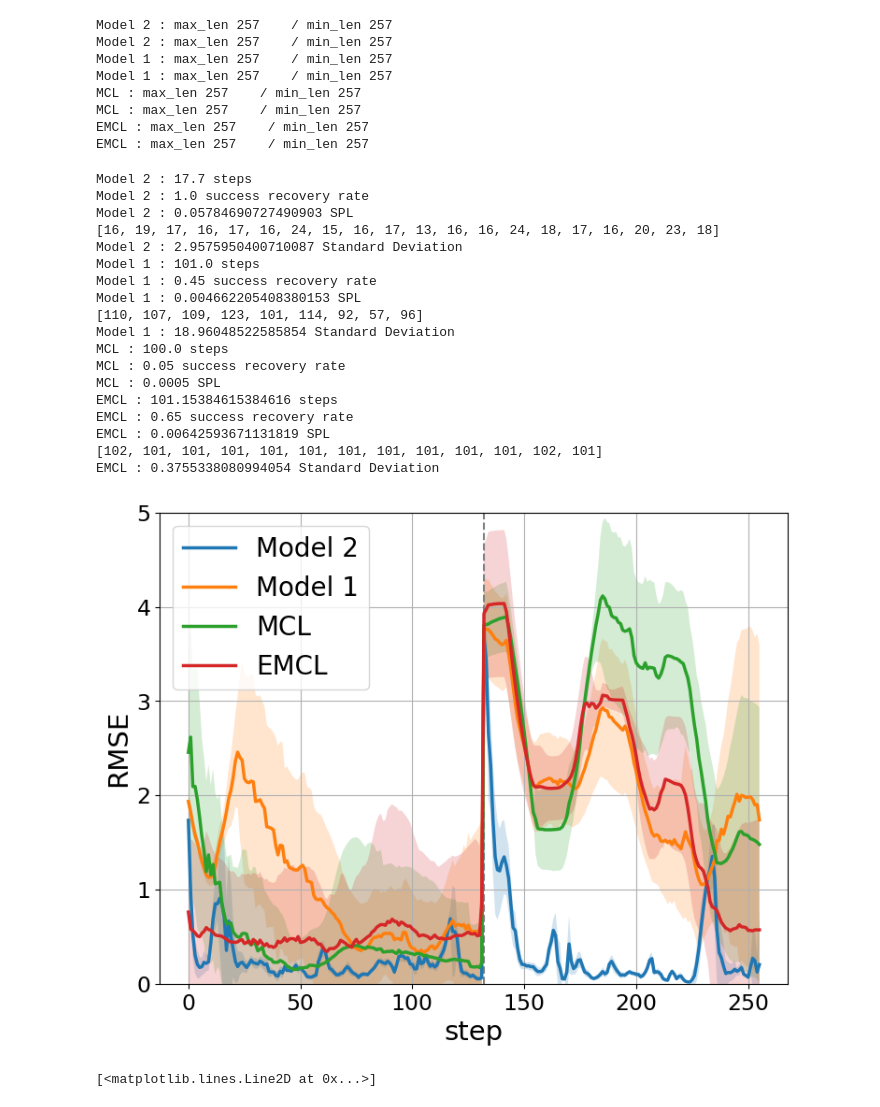
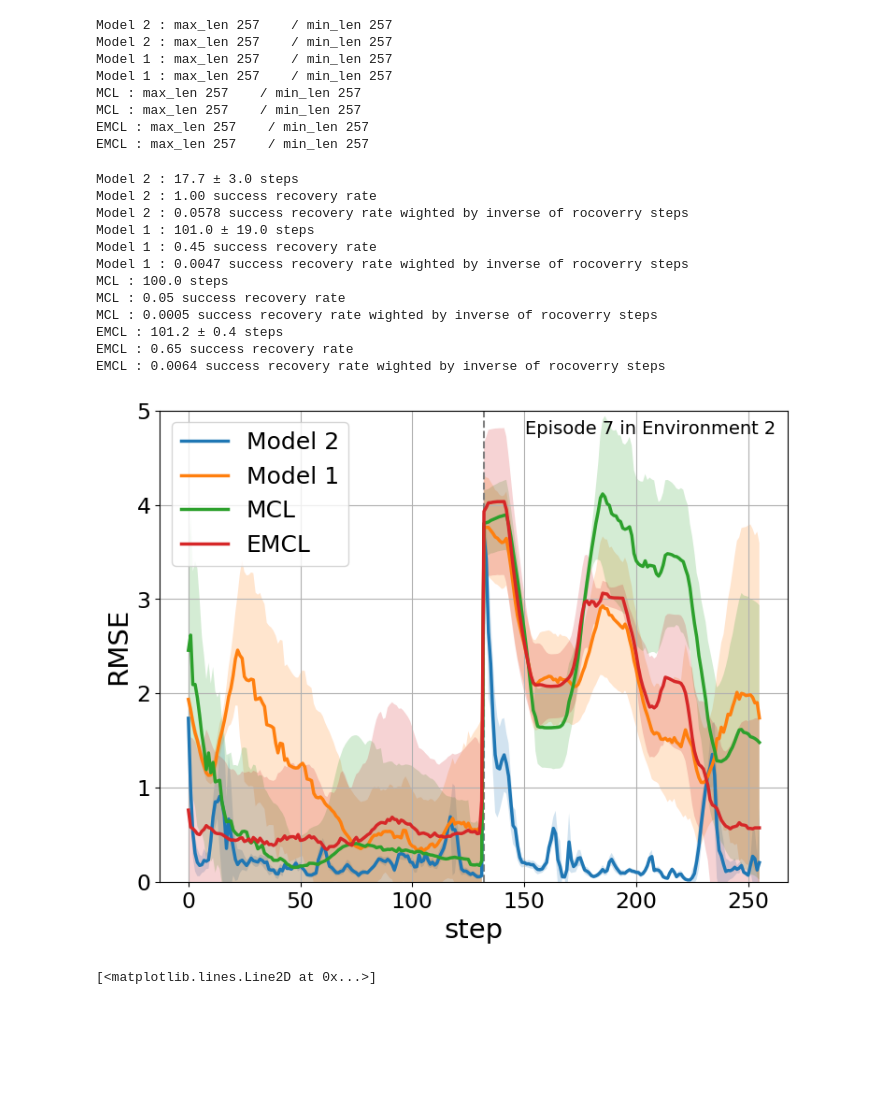
Before and after one commit to NakashimaTakeshi/HF-IGsL, a Jupyter notebook: catkin_ws/utils/analysis_tools/ evaluate_results.ipynb, the cells around one changed output. Saved outputs shown, nothing was run; the diff lists cells and outputs as text; code cells hidden in the pictures; blank space fills up the shorter version.

```diff
--- a/catkin_ws/utils/analysis_tools/ evaluate_results.ipynb
+++ b/catkin_ws/utils/analysis_tools/ evaluate_results.ipynb
@@ -2,6 +2,7 @@
 Set Result directory and kidnapping step.
 # %%
 ##  For env2 episode 7
+subtitle = "Episode 7 in Environment 2"
 target_episode_folders = {
     "Model 2":"/root/TurtleBot3/catkin_ws/result/eval/env2/npy/RSSM_node_MRSSM_replace/Path G",
     "Model 1":"/root/TurtleBot3/catkin_ws/result/eval/env2/npy/RSSM_node_replace/Path G",
@@ -11,6 +12,7 @@ target_episode_folders = {
 kinapping_step = 132
 
 ##  For env2 episode 6
+# subtitle = "Episode 6 in Environment 2"
 # target_episode_folders = {
 #     "Model 2":"/root/TurtleBot3/catkin_ws/result/eval/env2/npy/RSSM_node_MRSSM_replace/Path F",
 #     "Model 1":"/root/TurtleBot3/catkin_ws/result/eval/env2/npy/RSSM_node_replace/Path F",
@@ -20,6 +22,7 @@ kinapping_step = 132
 # kinapping_step=76
 
 # ##  For env1 episode 10
+# subtitle = "Episode 10 in Environment 1"
 # target_episode_folders = {
 #     "Model 2":"/root/TurtleBot3/catkin_ws/result/eval/env1_Reproduction/npy/RSSM_node_MRSSM_replace/Path J",
 #     "Model 1":"/root/TurtleBot3/catkin_ws/result/eval/env1_Reproduction/npy/RSSM_node_replace/Path J",
@@ -29,10 +32,11 @@ kinapping_step = 132
 # kinapping_step = 32
 
 ##  For env1 episode 11
+# subtitle = "Episode 11 in Environment 1"
 # target_episode_folders = {
 #     "Model 2":"/root/TurtleBot3/catkin_ws/result/eval/env1_Reproduction/npy/RSSM_node_MRSSM_replace/Path K",
 #     "Model 1":"/root/TurtleBot3/catkin_ws/result/eval/env1_Reproduction/npy/RSSM_node_replace/Path K",
 #     "MCL":"/root/TurtleBot3/catkin_ws/result/eval/env1_Reproduction/npy/record_amcl_none/Path K",
 #     "EMCL":"/root/TurtleBot3/catkin_ws/result/eval/env1_Reproduction/npy/emcl/Path 11",
 # }
-# kinapping_step = 44
+# kinapping_step = 45
@@ -174,65 +176,73 @@ for key, success_list in success_sequences.items():
         print(key, ":", "No recovery")
     else:
         # print the average number of steps for recovery (ASR) and success recovery rate
-        print(key, ":", sum(recovery_steps)/len(recovery_steps), "steps")
-        print(key, ":", len(recovery_steps)/len(success_list), "success recovery rate")
-        print(key, ":", sum_of_inverses(recovery_steps)/len(success_list), "SPL")
-    if len(recovery_steps) > 1:
-        standard_deviation = statistics.stdev(recovery_steps)
-        # print(recovery_steps)
-        print(key, ":", standard_deviation, "Standard Deviation")
+        # print(key, ":", sum(recovery_steps)/len(recovery_steps), "steps")
+        # print(key, ":", len(recovery_steps)/len(success_list), "success recovery rate")
+        # print(key, ":", sum_of_inverses(recovery_steps)/len(success_list), "SPL")
+
+
+        average_recovery_steps = sum(recovery_steps) / len(recovery_steps)
+        if len(recovery_steps) > 1:
+            standard_deviation = statistics.stdev(recovery_steps)
+            # print(key, ":", standard_deviation, "Standard Deviation")
+            print(f"{key} : {average_recovery_steps:.1f} ± {standard_deviation:.1f} steps")
+        else:
+            print(f"{key} : {average_recovery_steps:.1f} steps")
+
+        success_recovery_rate = len(recovery_steps) / len(success_list)
+        print(f"{key} : {success_recovery_rate:.2f} success recovery rate")
+
+        sum_of_inverses_value = sum_of_inverses(recovery_steps) / len(success_list)
+        print(f"{key} : {sum_of_inverses_value:.4f} success recovery rate wighted by inverse of rocoverry steps")
 # %% [output]
-Model 2 : 17.7 steps
-Model 2 : 1.0 success recovery rate
-Model 2 : 0.05784690727490903 SPL
-[16, 19, 17, 16, 17, 16, 24, 15, 16, 17, 13, 16, 16, 24, 18, 17, 16, 20, 23, 18]
-Model 2 : 2.9575950400710087 Standard Deviation
-Model 1 : 101.0 steps
+Model 2 : 17.7 ± 3.0 steps
+Model 2 : 1.00 success recovery rate
+Model 2 : 0.0578 success recovery rate wighted by inverse of rocoverry steps
+Model 1 : 101.0 ± 19.0 steps
 Model 1 : 0.45 success recovery rate
-Model 1 : 0.004662205408380153 SPL
-[110, 107, 109, 123, 101, 114, 92, 57, 96]
-Model 1 : 18.96048522585854 Standard Deviation
+Model 1 : 0.0047 success recovery rate wighted by inverse of rocoverry steps
 MCL : 100.0 steps
 MCL : 0.05 success recovery rate
-MCL : 0.0005 SPL
-EMCL : 101.15384615384616 steps
+MCL : 0.0005 success recovery rate wighted by inverse of rocoverry steps
+EMCL : 101.2 ± 0.4 steps
 EMCL : 0.65 success recovery rate
-EMCL : 0.00642593671131819 SPL
-[102, 101, 101, 101, 101, 101, 101, 101, 101, 101, 101, 102, 101]
-EMCL : 0.3755338080994054 Standard Deviation
+EMCL : 0.0064 success recovery rate wighted by inverse of rocoverry steps
 # %%
 from matplotlib import rcParams
 rcParams['pdf.fonttype'] = 42
 import matplotlib.pyplot as plt
 fontsize = 21
 linewidth = 2.5
 
 plt.figure(figsize=(8,6))
 plt.axvline(x=kinapping_step, color='gray', linestyle='--')
 
 for key, rmse_sequence in rmse_sequences.items():
     if not are_lengths_equal(rmse_sequence):
         print(key, "error")
         exit()
 
     mean= np.array(rmse_sequence).mean(axis=0)
     std_dev = np.array(rmse_sequence).std(axis=0)
 
     plt.subplots_adjust(left=0.11, right=0.95, bottom=0.11, top=0.95)
     plt.fill_between(np.arange(len(mean)),mean+std_dev, mean-std_dev, alpha=0.2)
     plt.plot(mean,label =str(key),linewidth=linewidth)
 
 plt.ylim(0,5)
-# plt.ylim(0,12)
+# plt.ylim(0,11)
 plt.tick_params(labelsize=17)
-plt.legend(fontsize=20)
+plt.legend(loc="upper left",fontsize=18)
 plt.xlabel("step", fontsize=fontsize)
 plt.ylabel("RMSE", fontsize=fontsize)
 plt.grid(True)
-plt.savefig('test.pdf')
+plt.text(0.98, 0.98, subtitle, transform=plt.gca().transAxes, ha='right', va='top', fontsize=14)
+
+final_filename="rmse_"+ subtitle.lower().replace(" ", "_").replace(":", "") + ".pdf"
+plt.savefig(final_filename)
 plt.show()
 # %% [output]
-[figure, old version]
+[figure, new version]
 # %%
 
 from PIL import Image
```
Also changed, not shown: parts of 1 cell of this notebook, 1 other file.
